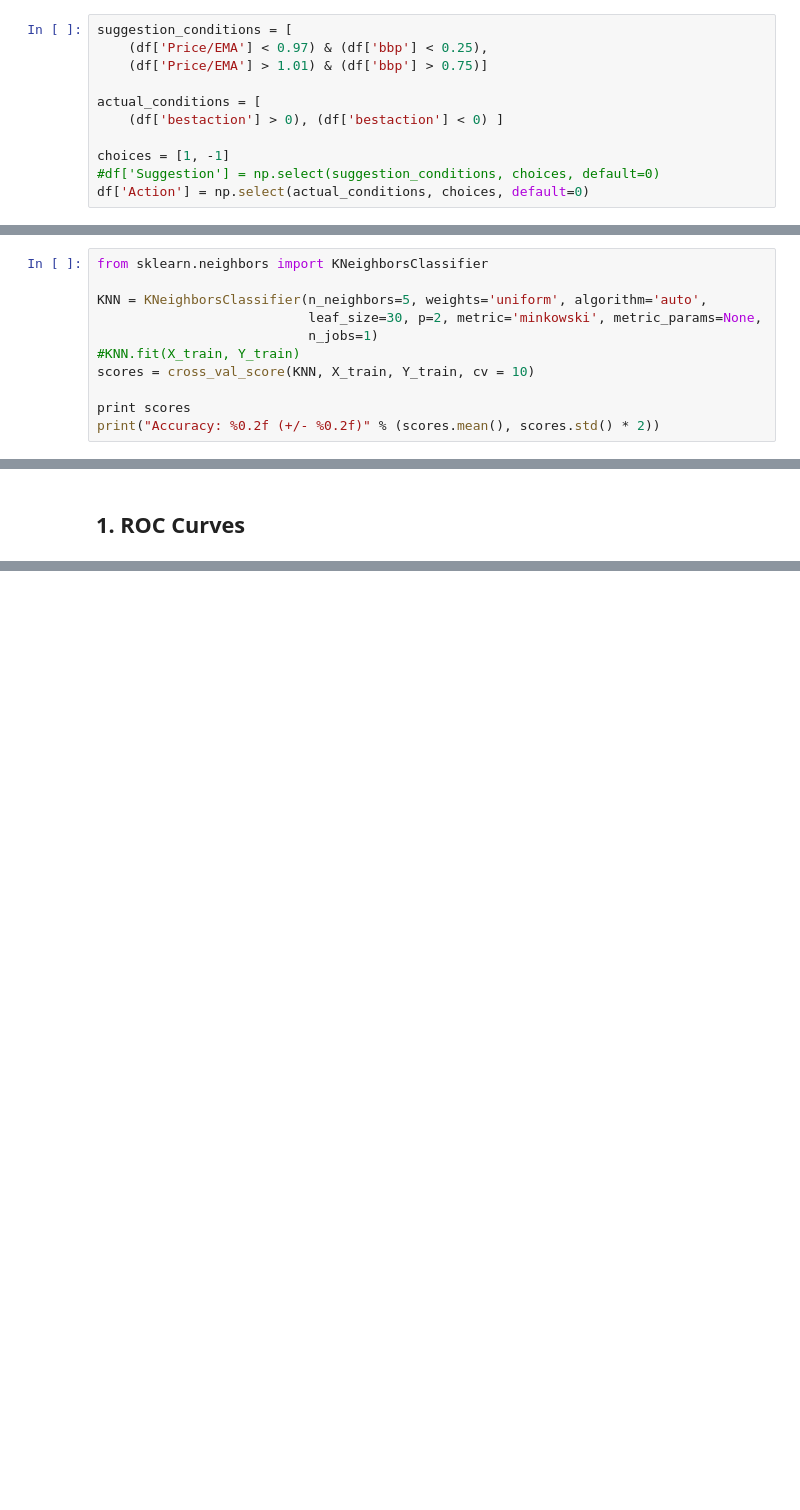
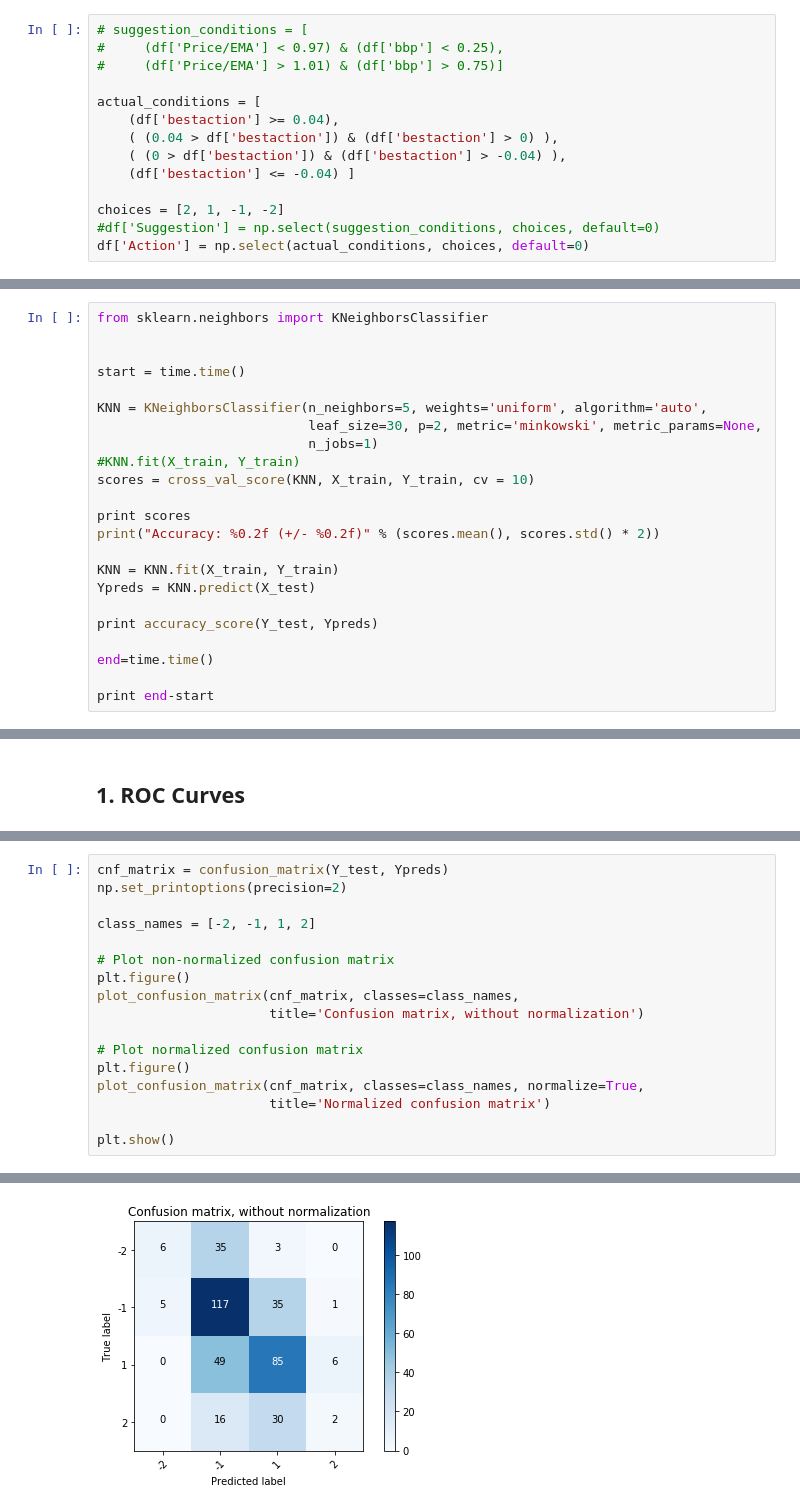
Before and after one commit to seungkwanbaek/ML4Crypto, a Jupyter notebook: ML HW1 Crypto.ipynb, the cells around one changed output, grey strips where cells are left out. Cells and saved outputs as stored; diff of their text form; blank space fills up the shorter version.

```diff
--- a/ML HW1 Crypto.ipynb
+++ b/ML HW1 Crypto.ipynb
@@ -102,12 +103,15 @@ Generally speaking .80 and .20 are also relevant levels.
 # %%
-suggestion_conditions = [
-    (df['Price/EMA'] < 0.97) & (df['bbp'] < 0.25),
-    (df['Price/EMA'] > 1.01) & (df['bbp'] > 0.75)]
+# suggestion_conditions = [
+#     (df['Price/EMA'] < 0.97) & (df['bbp'] < 0.25),
+#     (df['Price/EMA'] > 1.01) & (df['bbp'] > 0.75)]
 
 actual_conditions = [
-    (df['bestaction'] > 0), (df['bestaction'] < 0) ]
+    (df['bestaction'] >= 0.04),
+    ( (0.04 > df['bestaction']) & (df['bestaction'] > 0) ),
+    ( (0 > df['bestaction']) & (df['bestaction'] > -0.04) ),
+    (df['bestaction'] <= -0.04) ]
 
-choices = [1, -1]
+choices = [2, 1, -1, -2]
 #df['Suggestion'] = np.select(suggestion_conditions, choices, default=0)
 df['Action'] = np.select(actual_conditions, choices, default=0)
 # %%
@@ -365,6 +367,9 @@ Accuracy: 0.50 (+/- 0.11)
 # 5. KNN
 # %%
 from sklearn.neighbors import KNeighborsClassifier
+
+
+start = time.time()
 
 KNN = KNeighborsClassifier(n_neighbors=5, weights='uniform', algorithm='auto',
                            leaf_size=30, p=2, metric='minkowski', metric_params=None,
@@ -374,4 +379,13 @@ scores = cross_val_score(KNN, X_train, Y_train, cv = 10)
 
 print scores
 print("Accuracy: %0.2f (+/- %0.2f)" % (scores.mean(), scores.std() * 2))
+
+KNN = KNN.fit(X_train, Y_train)
+Ypreds = KNN.predict(X_test)
+
+print accuracy_score(Y_test, Ypreds)
+
+end=time.time()
+
+print end-start
 # %% [output]
@@ -409,0 +458,18 @@ classifiers = [DT, NN, RF, SVM, KNN]
+# %%
+cnf_matrix = confusion_matrix(Y_test, Ypreds)
+np.set_printoptions(precision=2)
+
+class_names = [-2, -1, 1, 2]
+
+# Plot non-normalized confusion matrix
+plt.figure()
+plot_confusion_matrix(cnf_matrix, classes=class_names,
+                      title='Confusion matrix, without normalization')
+
+# Plot normalized confusion matrix
+plt.figure()
+plot_confusion_matrix(cnf_matrix, classes=class_names, normalize=True,
+                      title='Normalized confusion matrix')
+
+plt.show()
+# %% [output]
@@ -409,0 +486 @@ classifiers = [DT, NN, RF, SVM, KNN]
+[figure, added]
```
Also changed, not shown: parts of 22 cells of this notebook, 1 other file.
